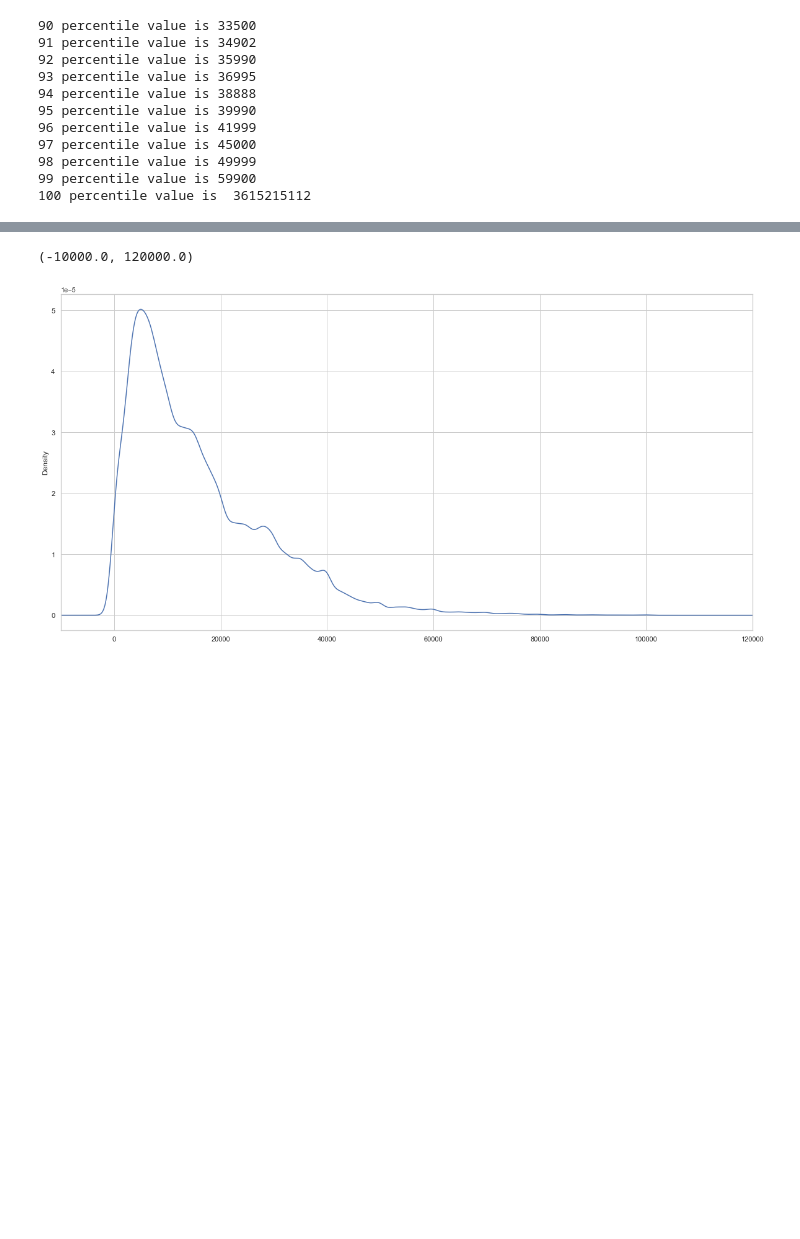
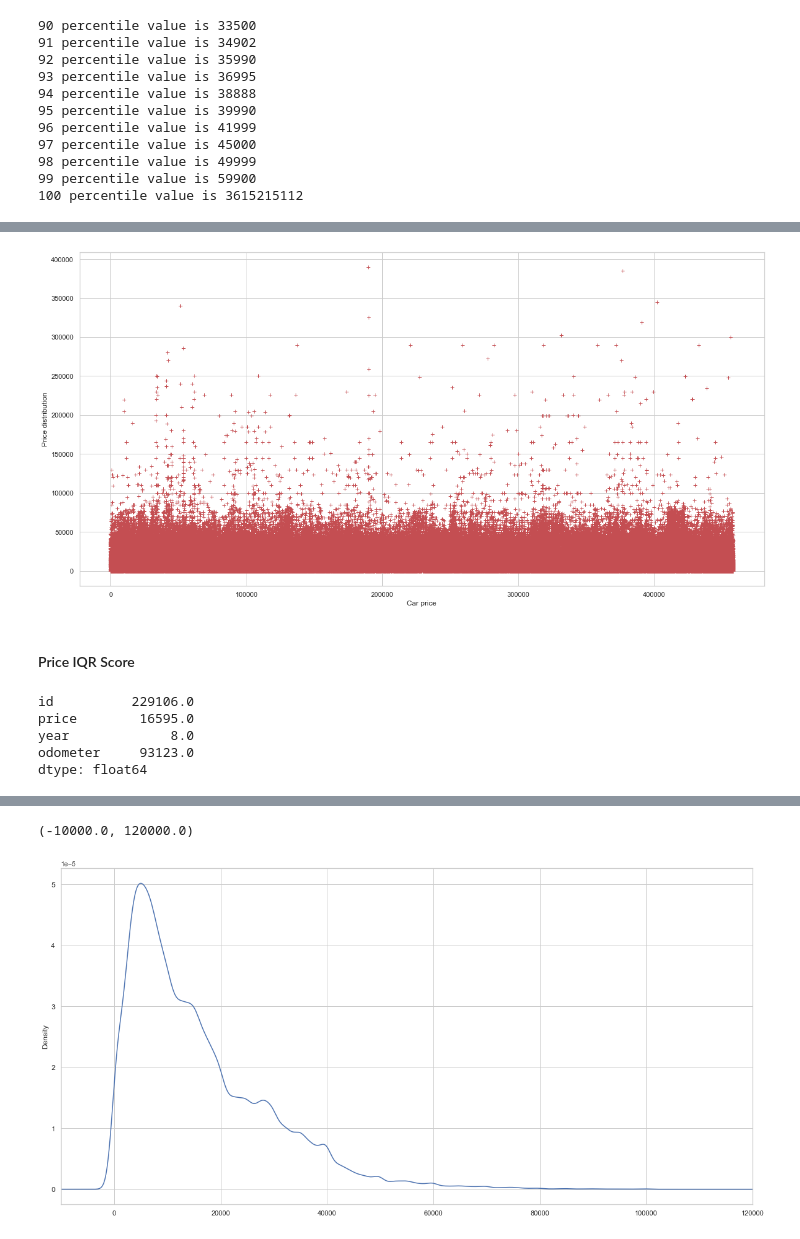
Before and after one commit to ulmii/machine-learning, a Jupyter notebook: carprices.ipynb, the cells around one changed output, grey strips where cells are left out. Cells and saved outputs as stored; diff of their text form; code cells hidden in the pictures; blank space fills up the shorter version.

```diff
--- a/carprices.ipynb
+++ b/carprices.ipynb
@@ -321,0 +370,21 @@ The majority of cars (99%) have price under &#0036;60k
+# %%
+plt.plot(cars_z_score['price'], 'r+')
+plt.xlabel("Car price")
+plt.ylabel("Price distribution")
+plt.show()
+# %% [output]
+[figure, added]
+# %% [markdown]
+#### Price IQR Score
+# %%
+q1 = cars.quantile(0.25)
+q3 = cars.quantile(0.75)
+iqr = q3 - q1
+
+print(iqr)
+# %% [output]
+id          229106.0
+price        16595.0
+year             8.0
+odometer     93123.0
+dtype: float64
```
Also changed, not shown: parts of 42 cells of this notebook.
